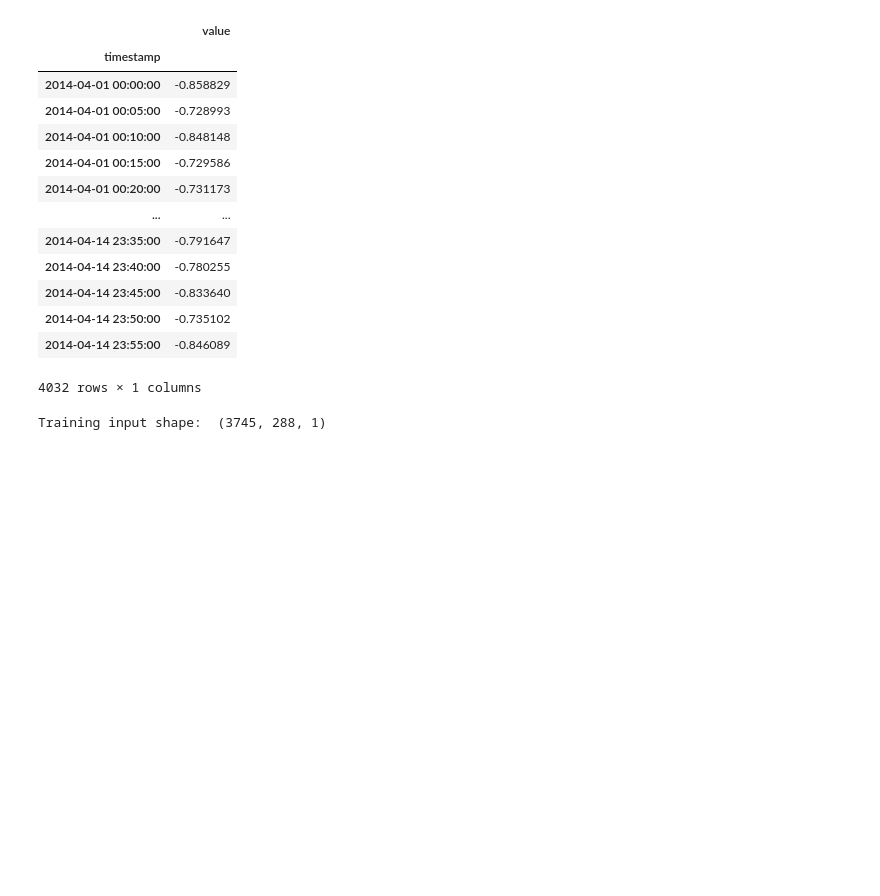
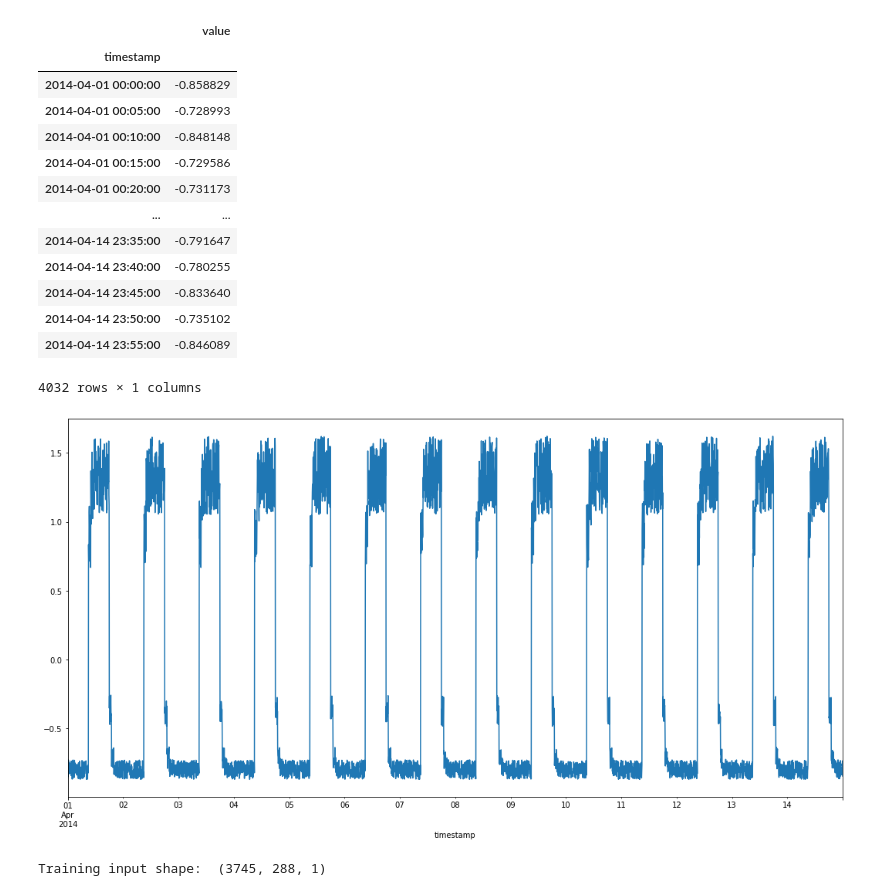
Before and after one commit to donneger/machinelearning_statistics, a Jupyter notebook: ml_project/ml_evaluation.ipynb, the cells around one changed output. Saved outputs shown, nothing was run; the diff lists cells and outputs as text; code cells hidden in the pictures; blank space fills up the shorter version.

```diff
--- a/ml_project/ml_evaluation.ipynb
+++ b/ml_project/ml_evaluation.ipynb
@@ -89,4 +95,10 @@ df_training_value
 | 2014-04-14 23:50:00 | -0.735102 |
 | 2014-04-14 23:55:00 | -0.846089 |
 4032 rows × 1 columns
+# %%
+#Have a look at the training data.
+fig, ax = plt.subplots(figsize=(18,9))
+df_training_value.plot(legend=False, ax=ax);
+# %% [output]
+[figure, added]
 # %%
```
Also changed, not shown: parts of 16 cells of this notebook.
